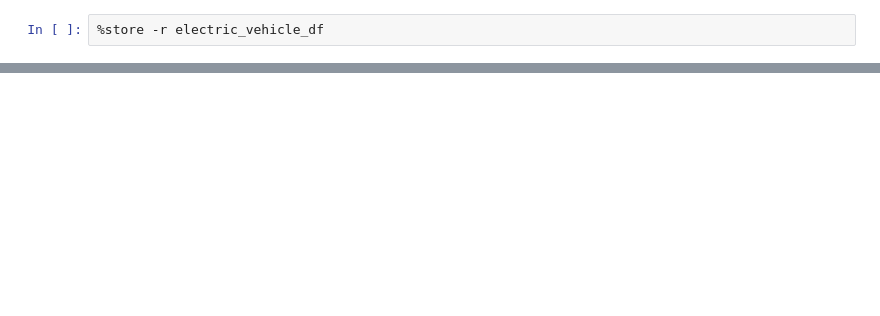
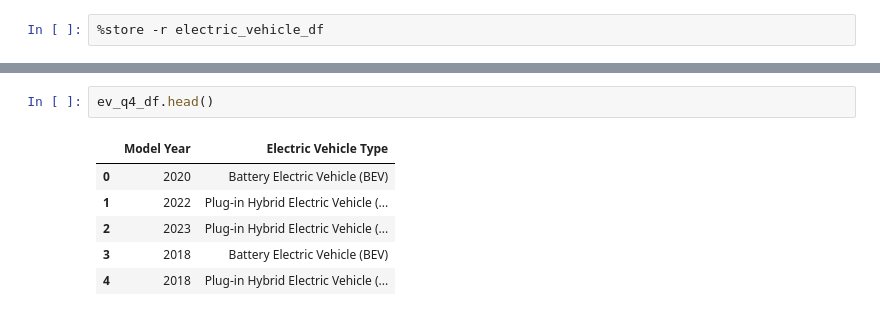
Before and after one commit to rileyfroehlich/DAAN881-Final-Project, a Jupyter notebook: ev_types_by_year.ipynb, the cells around one changed output, grey strips where cells are left out. Cells and saved outputs as stored; diff of their text form; blank space fills up the shorter version.

```diff
--- a/ev_types_by_year.ipynb
+++ b/ev_types_by_year.ipynb
@@ -40,0 +82,9 @@ ev_q4_test.describe()
+# %%
+ev_q4_df.head()
+# %% [output]
+|  | Model Year | Electric Vehicle Type |
+| 0 | 2020 | Battery Electric Vehicle (BEV) |
+| 1 | 2022 | Plug-in Hybrid Electric Vehicle (... |
+| 2 | 2023 | Plug-in Hybrid Electric Vehicle (... |
+| 3 | 2018 | Battery Electric Vehicle (BEV) |
+| 4 | 2018 | Plug-in Hybrid Electric Vehicle (... |
```
Also changed, not shown: parts of 18 cells of this notebook.
